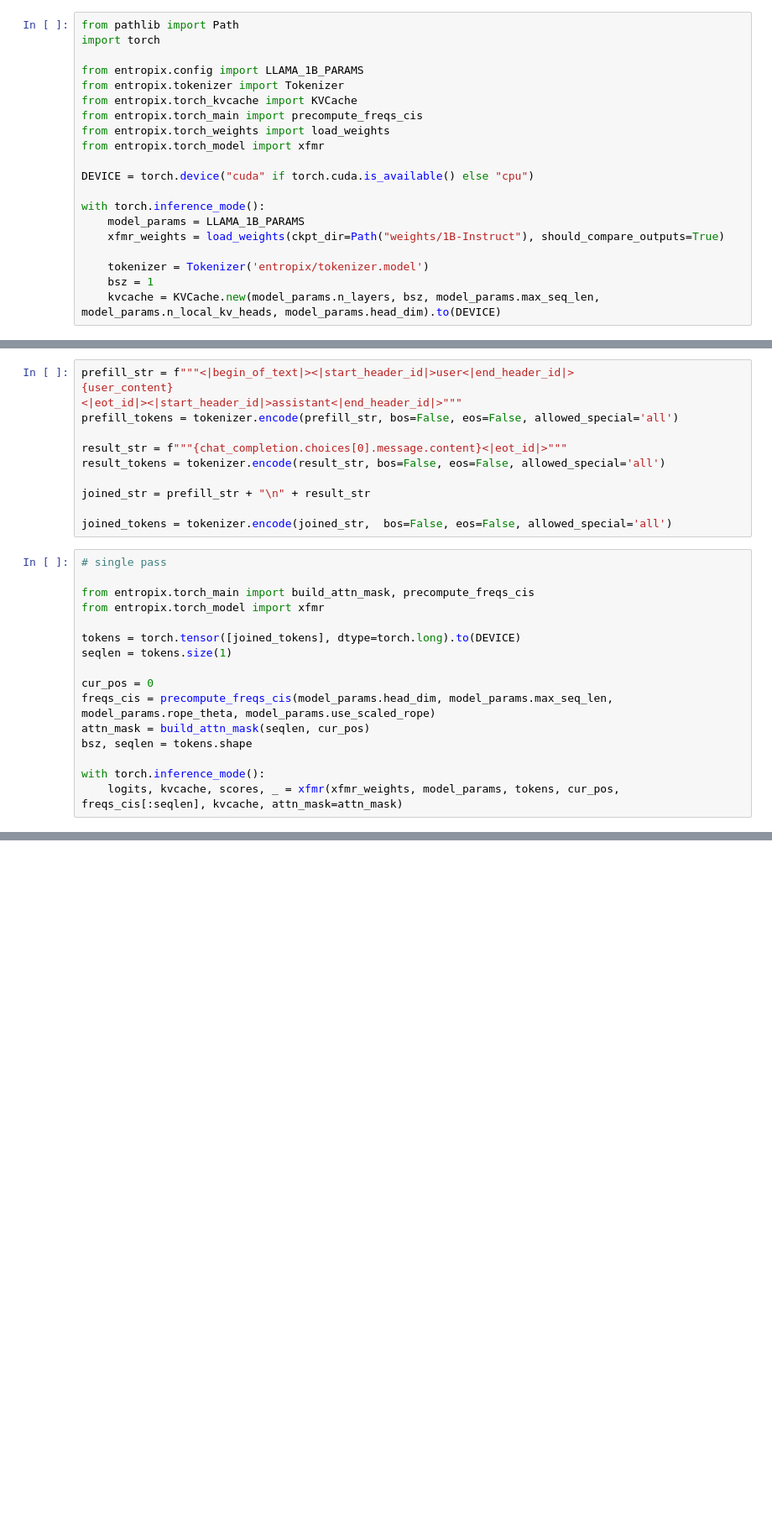
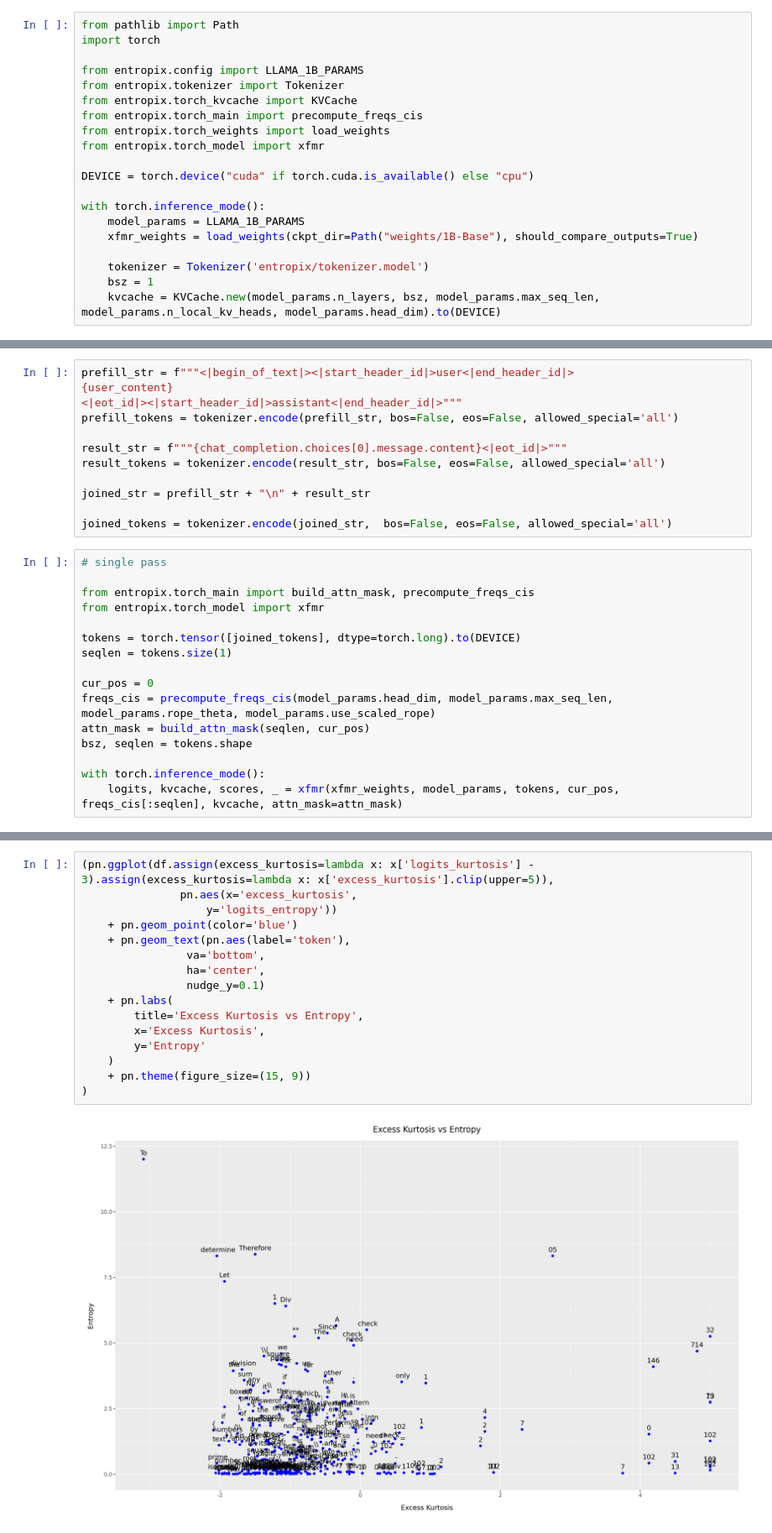
Before and after one commit to stillmatic/entropix, a Jupyter notebook: distillation.ipynb, the cells around one changed output, grey strips where cells are left out. Shown at 84% size. Cells and saved outputs as stored; diff of their text form; blank space fills up the shorter version.

```diff
--- a/distillation.ipynb
+++ b/distillation.ipynb
@@ -62,7 +63,7 @@ DEVICE = torch.device("cuda" if torch.cuda.is_available() else "cpu")
 
 with torch.inference_mode():
     model_params = LLAMA_1B_PARAMS
-    xfmr_weights = load_weights(ckpt_dir=Path("weights/1B-Instruct"), should_compare_outputs=True)
+    xfmr_weights = load_weights(ckpt_dir=Path("weights/1B-Base"), should_compare_outputs=True)
 
     tokenizer = Tokenizer('entropix/tokenizer.model')
     bsz = 1
@@ -160,0 +225,18 @@ To       {'prob_gt': 0.2294921875, 'rank_gt': 1, 'top1': 'No'}  {'logits_entropy
+# %%
+(pn.ggplot(df.assign(excess_kurtosis=lambda x: x['logits_kurtosis'] - 3).assign(excess_kurtosis=lambda x: x['excess_kurtosis'].clip(upper=5)),
+               pn.aes(x='excess_kurtosis',
+                   y='logits_entropy'))
+    + pn.geom_point(color='blue')
+    + pn.geom_text(pn.aes(label='token'),
+                va='bottom',
+                ha='center',
+                nudge_y=0.1)
+    + pn.labs(
+        title='Excess Kurtosis vs Entropy',
+        x='Excess Kurtosis',
+        y='Entropy'
+    )
+    + pn.theme(figure_size=(15, 9))
+)
+# %% [output]
+[figure, added]
```
Also changed, not shown: parts of 8 cells of this notebook, 1 other file.
